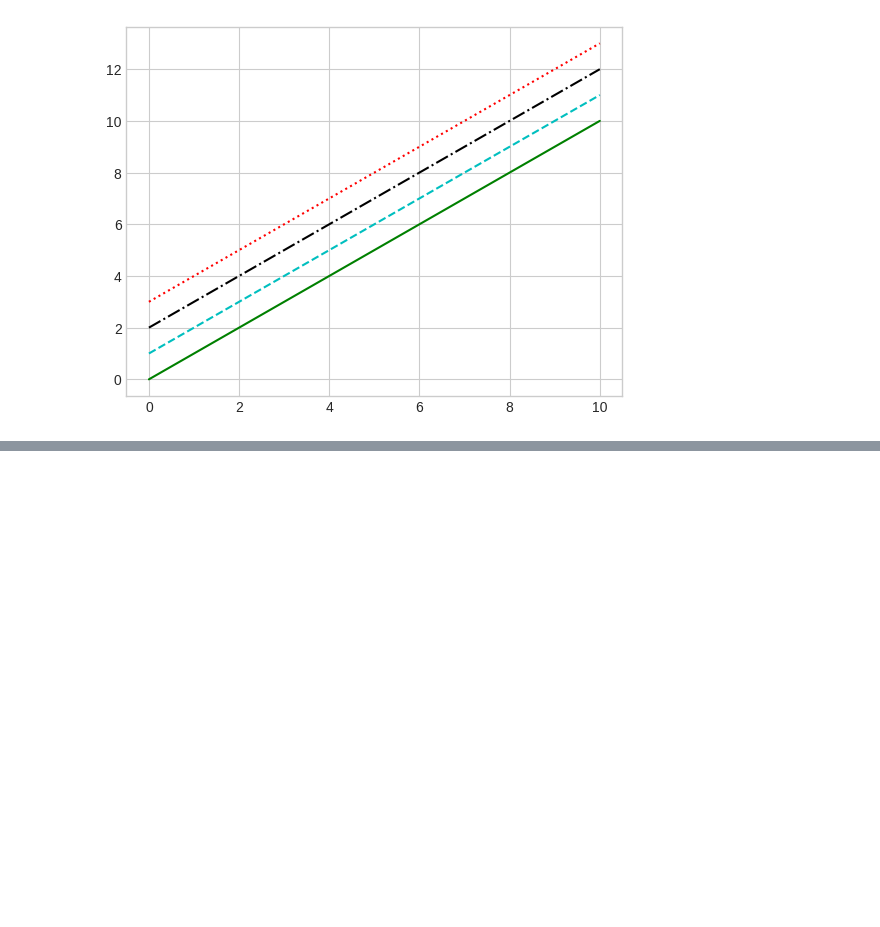
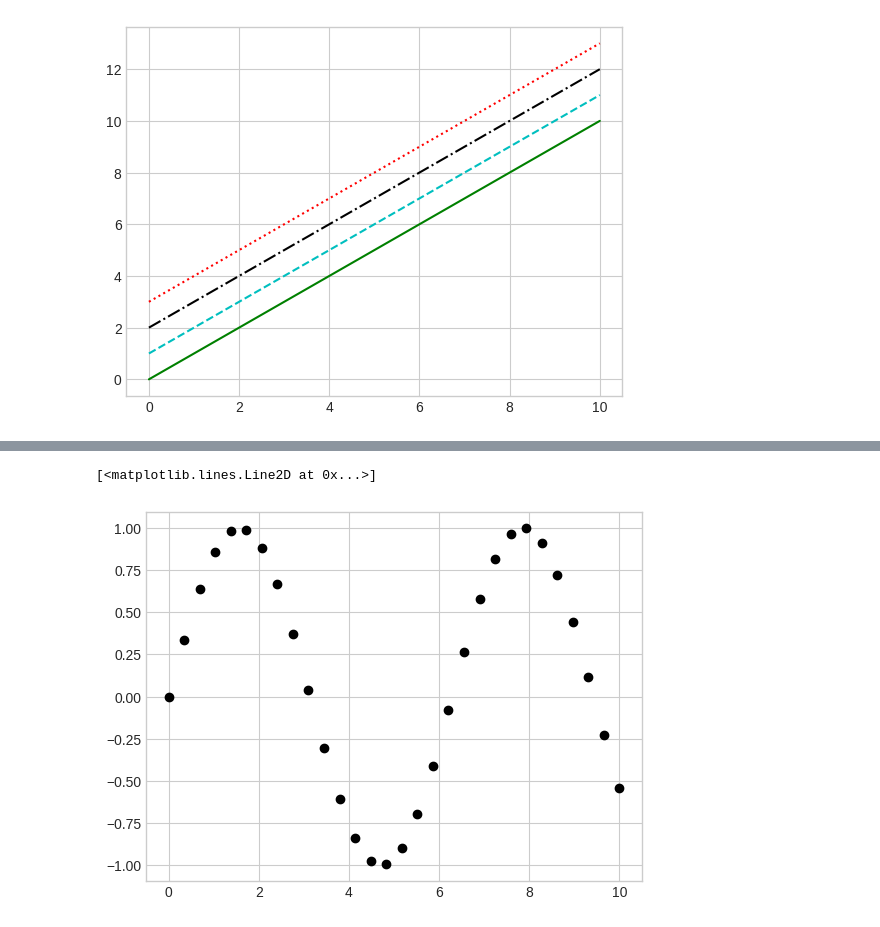
Before and after one commit to rdzjr1997/Handbook_Python_DS, a Jupyter notebook: Matplotlib_Code.ipynb, the cells around one changed output, grey strips where cells are left out. Drawn from its saved outputs; the diff is of its cells as text; code cells hidden in the pictures; blank space fills up the shorter version.

```diff
--- a/Matplotlib_Code.ipynb
+++ b/Matplotlib_Code.ipynb
@@ -161,0 +170,16 @@ array([ 0.        ,  0.1010101 ,  0.2020202 ,  0.3030303 ,  0.4040404 ,
+# %%
+# Simple Scatter Plots
+
+%matplotlib inline
+import matplotlib.pyplot as plt
+plt.style.use('seaborn-whitegrid')
+import numpy as np
+
+# Scatter plot with plt.plot
+x = np.linspace(0, 10, 30)
+y = np.sin(x)
+
+plt.plot(x, y, 'o', color='black')
+# %% [output]
+[<matplotlib.lines.Line2D at 0x...>]
+[figure, added]
```
Also changed, not shown: parts of 6 cells of this notebook.
